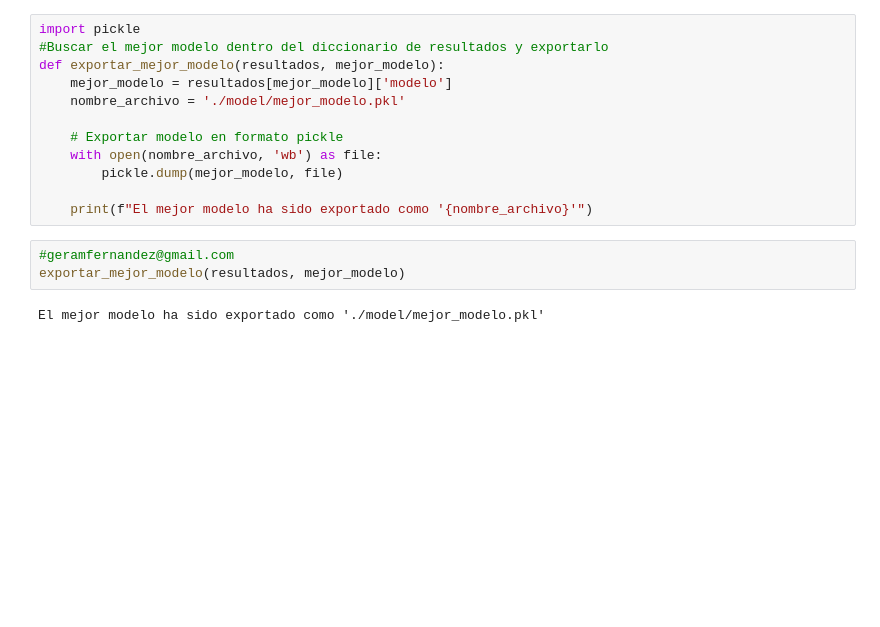
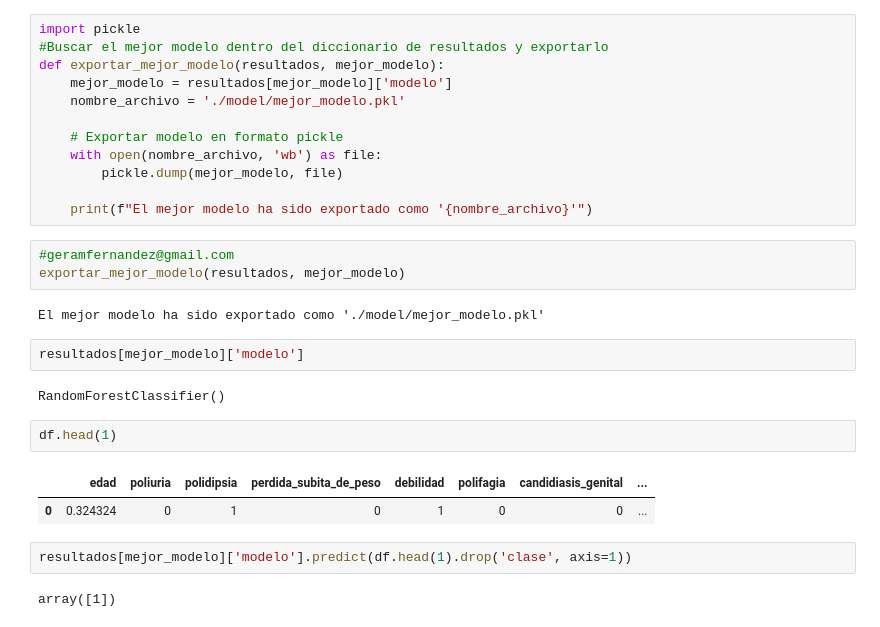
Before and after one commit to GerardoMayel/diabetes_diagnosis, a Jupyter notebook: pre_diagnostico_diabetes_modelo.ipynb, the cells around one changed output. Saved outputs shown, nothing was run; the diff lists cells and outputs as text; blank space fills up the shorter version.

```diff
--- a/pre_diagnostico_diabetes_modelo.ipynb
+++ b/pre_diagnostico_diabetes_modelo.ipynb
@@ -531,3 +564,16 @@ def exportar_mejor_modelo(resultados, mejor_modelo):
 exportar_mejor_modelo(resultados, mejor_modelo)
 # %% [output]
 El mejor modelo ha sido exportado como './model/mejor_modelo.pkl'
+# %%
+resultados[mejor_modelo]['modelo']
+# %% [output]
+RandomForestClassifier()
+# %%
+df.head(1)
+# %% [output]
+|  | edad | poliuria | polidipsia | perdida_subita_de_peso | debilidad | polifagia | candidiasis_genital | ... |
+| 0 | 0.324324 | 0 | 1 | 0 | 1 | 0 | 0 | ... |
+# %%
+resultados[mejor_modelo]['modelo'].predict(df.head(1).drop('clase', axis=1))
+# %% [output]
+array([1])
```
Also changed, not shown: parts of 13 cells of this notebook, 9 other files.
